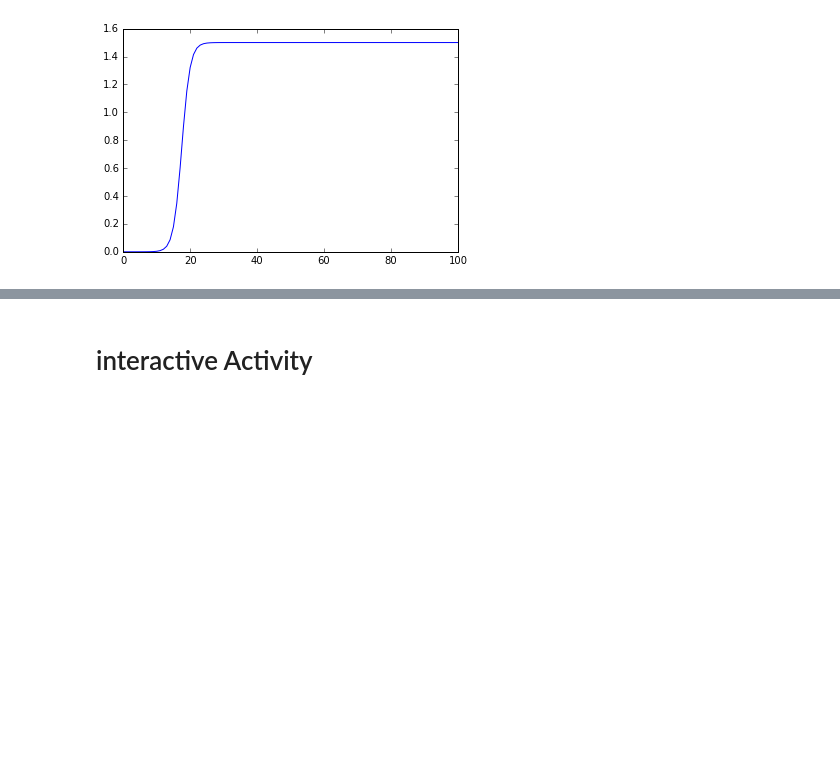
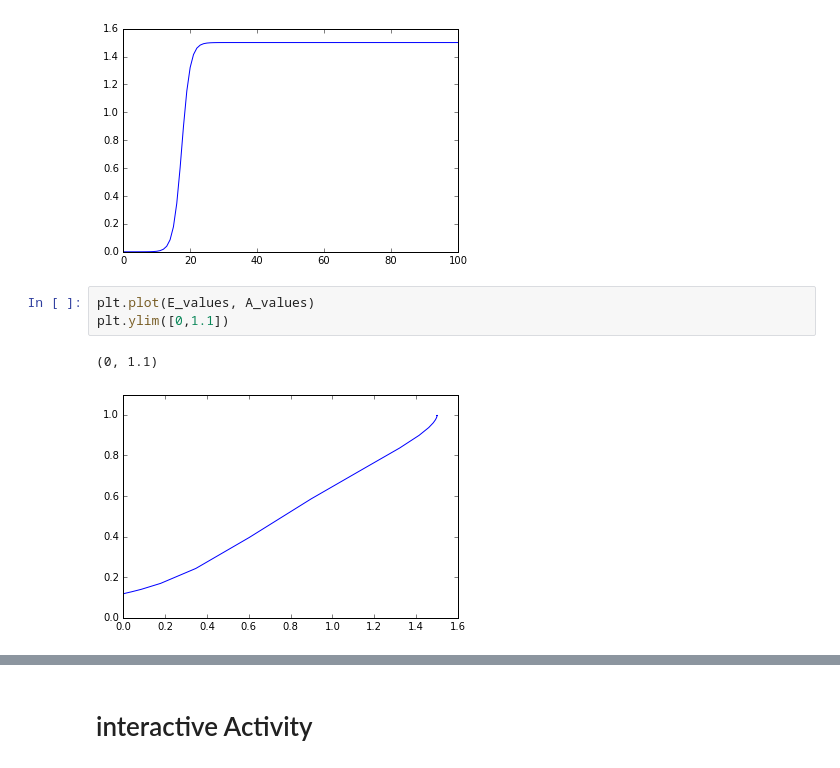
Before and after one commit to GuillaumeNoell/Bioinformatics---EASI-EPOC, a Jupyter notebook: math_model.ipynb, the cells around one changed output, grey strips where cells are left out. Drawn from its saved outputs; the diff is of its cells as text; blank space fills up the shorter version.

```diff
--- a/math_model.ipynb
+++ b/math_model.ipynb
@@ -142,6 +145,12 @@ plt.plot(years, E_values)
 # %% [output]
 [<matplotlib.lines.Line2D at 0x...>]
 [figure]
+# %%
+plt.plot(E_values, A_values)
+plt.ylim([0,1.1])
+# %% [output]
+(0, 1.1)
+[figure, added]
 # %%
 plt.plot(years, A_values)
 plt.ylim([0,1.1])
```
Also changed, not shown: parts of 7 cells of this notebook.
